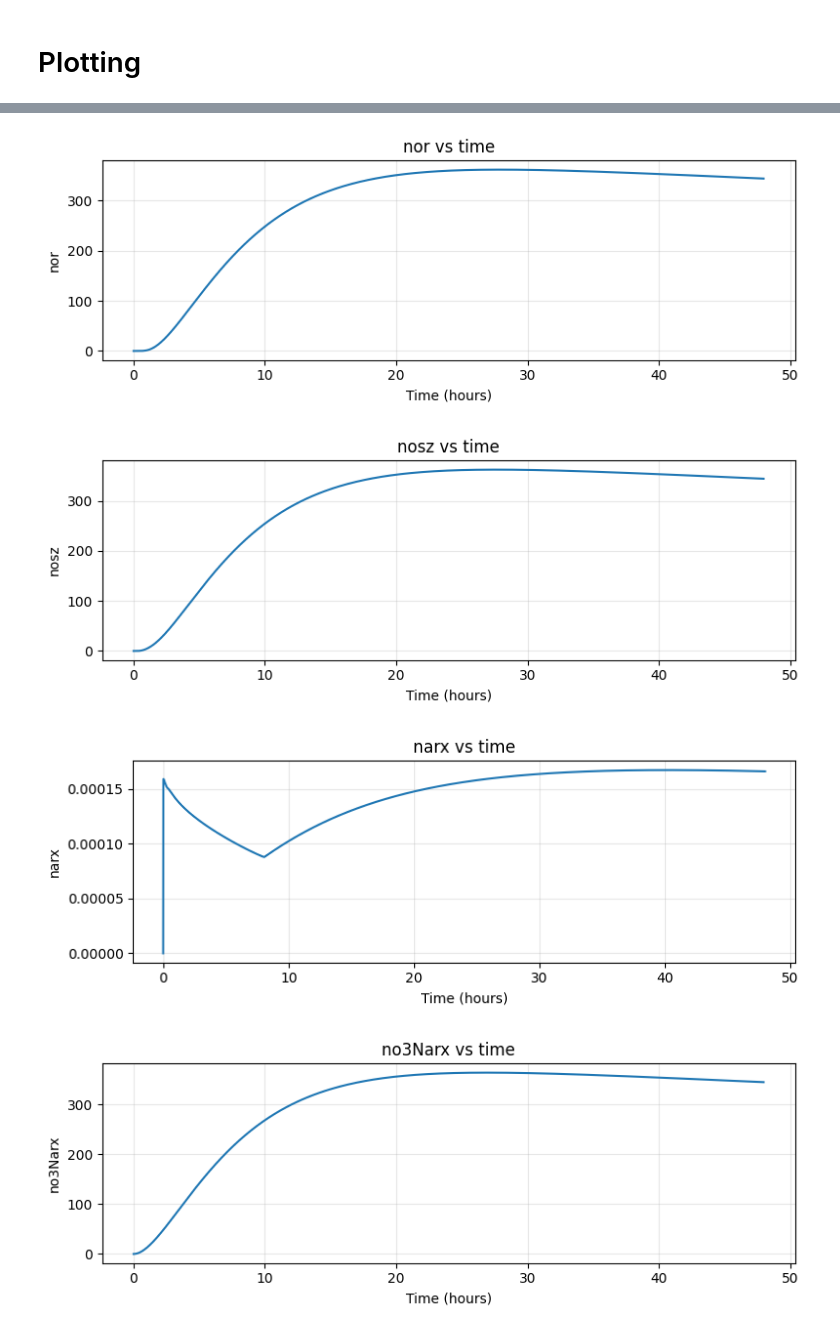
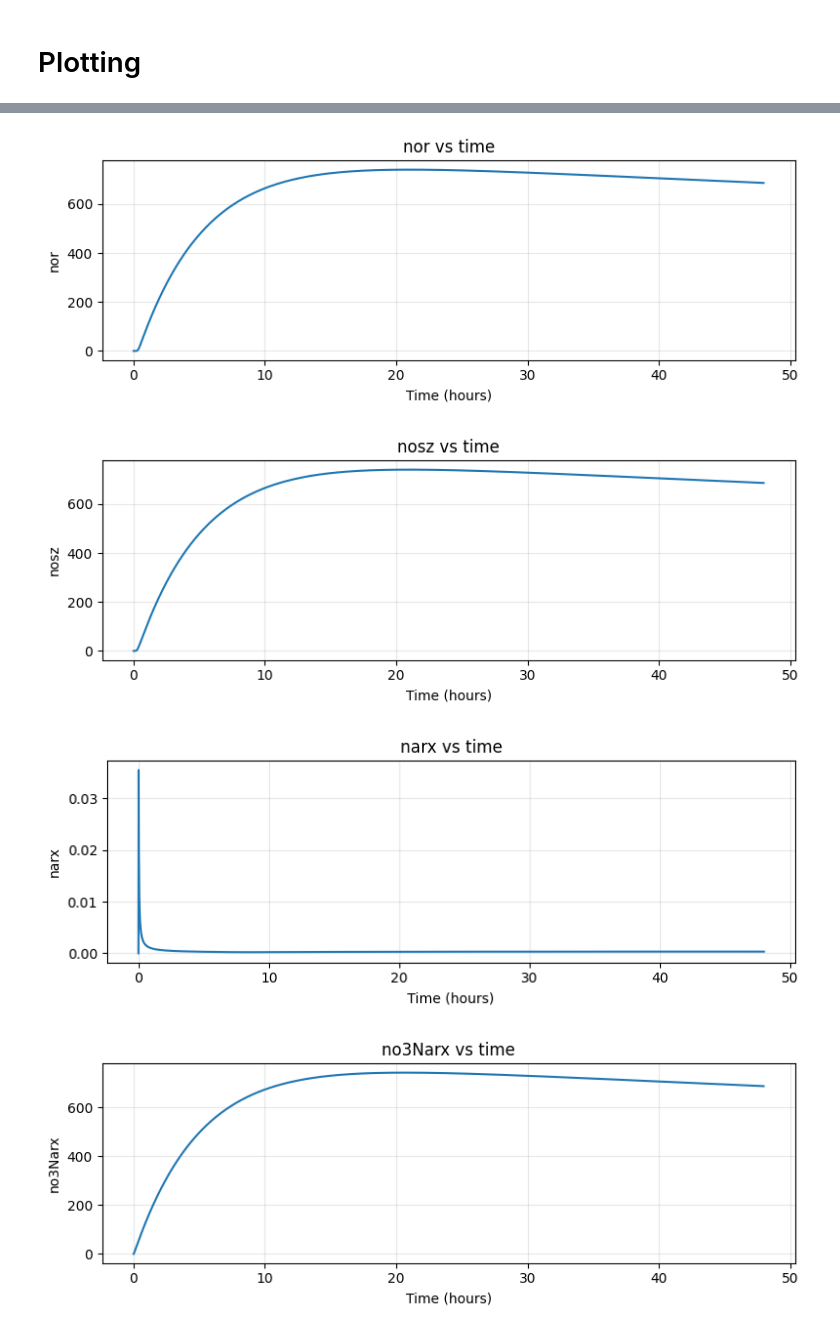
Before and after one commit to Ablacat/BME260PBL2, a Jupyter notebook: pbl2.ipynb, the cells around one changed output, grey strips where cells are left out. Saved outputs shown, nothing was run; the diff lists cells and outputs as text; code cells hidden in the pictures.

```diff
--- a/pbl2.ipynb
+++ b/pbl2.ipynb
@@ -290,11 +291,15 @@ def dmRNAActivateddt(_mRNA, _activator, _activatorEc50):
 # %%
 def dRibosomedt(_ribosome):
     return - ribosomeDegradationK * _ribosome
+
+def dRNAPolymersedt(_rnaPolymerase, _mRNA):
+    return (proteinProductionK * ribosome * hill(_mRNA, ribosomeKm)
+            - RNAPolymeraseDegradationK * _rnaPolymerase)
 # %% [markdown]
 ## Total Rate Equation
 # %%
 def dYdt(_t, _y):
-    no3Extracellular, no3Cell, no2, no, n2o, n2, nr, nir, nor, nosz, narx, no3Narx, narl, narlp, norr, noNorr, norvw, norvwp, nnrr, noNnrr, hpo4Extracellular, hpo4Cell, hpo4Compartment, po4, caCell, caCompartment, ca3po4, hExtracellular, hCell, hCompartment, mRNA, nrmRNA, nirmRNA, normRNA, noszmRNA, ribosome = _y
+    no3Extracellular, no3Cell, no2, no, n2o, n2, nr, nir, nor, nosz, narx, no3Narx, narl, narlp, norr, noNorr, norvw, norvwp, nnrr, noNnrr, hpo4Extracellular, hpo4Cell, hpo4Compartment, po4, caCell, caCompartment, ca3po4, hExtracellular, hCell, hCompartment, mRNA, nrmRNA, nirmRNA, normRNA, noszmRNA, ribosome, rnaPolymerase = _y
     return [dNo3Extracellulardt(no3Extracellular, no3Cell),
             dNo3Celldt(no3Extracellular, no3Cell, nr, no2, hCell, narx, no3Narx),
             dNo2dt(nr, no3Cell, hCell, no2, nir, no),
@@ -325,12 +330,13 @@ def dYdt(_t, _y):
             dHExtracellulardt(hExtracellular, hCell),
             dHCelldt(hExtracellular, hCell, hCompartment, nr, no3Cell, nir, no2, nor, no, nosz, n2o, n2),
             dHCompartmentdt(hCell, hCompartment, hpo4Compartment, po4),
-            dmRNAdt(mRNA),
-            dmRNAActivateddt(nrmRNA, narlp, narlpEc50),
-            dmRNAActivateddt(nirmRNA, narlp, narlpEc50),
-            dmRNAActivateddt(normRNA, norvwp, norvwpEc50),
-            dmRNAActivateddt(noszmRNA, noNnrr, noNnrrEc50),
-            dRibosomedt(ribosome)]
+            dmRNAdt(mRNA, rnaPolymerase),
+            dmRNAActivateddt(nrmRNA, narlp, narlpEc50, rnaPolymerase),
+            dmRNAActivateddt(nirmRNA, narlp, narlpEc50, rnaPolymerase),
+            dmRNAActivateddt(normRNA, norvwp, norvwpEc50, rnaPolymerase),
+            dmRNAActivateddt(noszmRNA, noNnrr, noNnrrEc50, rnaPolymerase),
+            dRibosomedt(ribosome),
+            dRNAPolymersedt(rnaPolymerase, mRNA)]
 # %% [markdown]
 # Initial Conditions
 # %%
@@ -372,6 +378,8 @@ nirmRNA = 0
 normRNA = 0
 noszmRNA = 0
 ribosome = dummyConcentration
+rnaPolymerase = dummyConcentration
+resource = dummyConcentration
 # %% [markdown]
 # Simulation
 # %%
@@ -380,7 +388,7 @@ t0, tf = 0.0, 48 # 48 hours
 y = [no3Extracellular, no3Cell, no2, no, n2o, n2, nr, nir, nor, nosz, narx, no3Narx, narl, narlp, norr, noNorr, norvw, norvwp, nnrr, noNnrr,
      hpo4Extracellular, hpo4Cell, hpo4Compartment, po4, caCell, caCompartment, ca3po4,
      hExtracellular, hCell, hCompartment,
-     mRNA, nrmRNA, nirmRNA, normRNA, noszmRNA, ribosome]
+     mRNA, nrmRNA, nirmRNA, normRNA, noszmRNA, ribosome, rnaPolymerase]
 
 T = np.arange(t0, tf, 1/60, dtype = float) # time points for ODE solver (every minute)
 sol = scipy.integrate.solve_ivp(dYdt, (t0, tf), y, method='LSODA', t_eval = T) # initial ODE solution for the entire time span (every minute)
@@ -425,6 +433,7 @@ nirmRNA = Y[:, 32]
 normRNA = Y[:, 33]
 noszmRNA = Y[:, 34]
 ribosome = Y[:, 35]
+rnaPolymerase = Y[:, 36]
 
 t = T
 # %% [markdown]
@@ -467,7 +476,8 @@ state_variables = [
     ("nirmRNA", nirmRNA),
     ("normRNA", normRNA),
     ("noszmRNA", noszmRNA),
-    ("ribosome", ribosome)
+    ("ribosome", ribosome),
+    ("rnaPolymerase", rnaPolymerase)
 ]
 for name, values in state_variables:
     plt.figure(figsize=(8, 3))
@@ -491,4 +501,4 @@ for name, values in state_variables:
-[figure, old version]
+[figure, new version]
-[figure, old version]
+[figure, new version]
-[figure, old version]
+[figure, new version]
-[figure, old version]
+[figure, new version]
```
Also changed, not shown: parts of 4 cells of this notebook.
